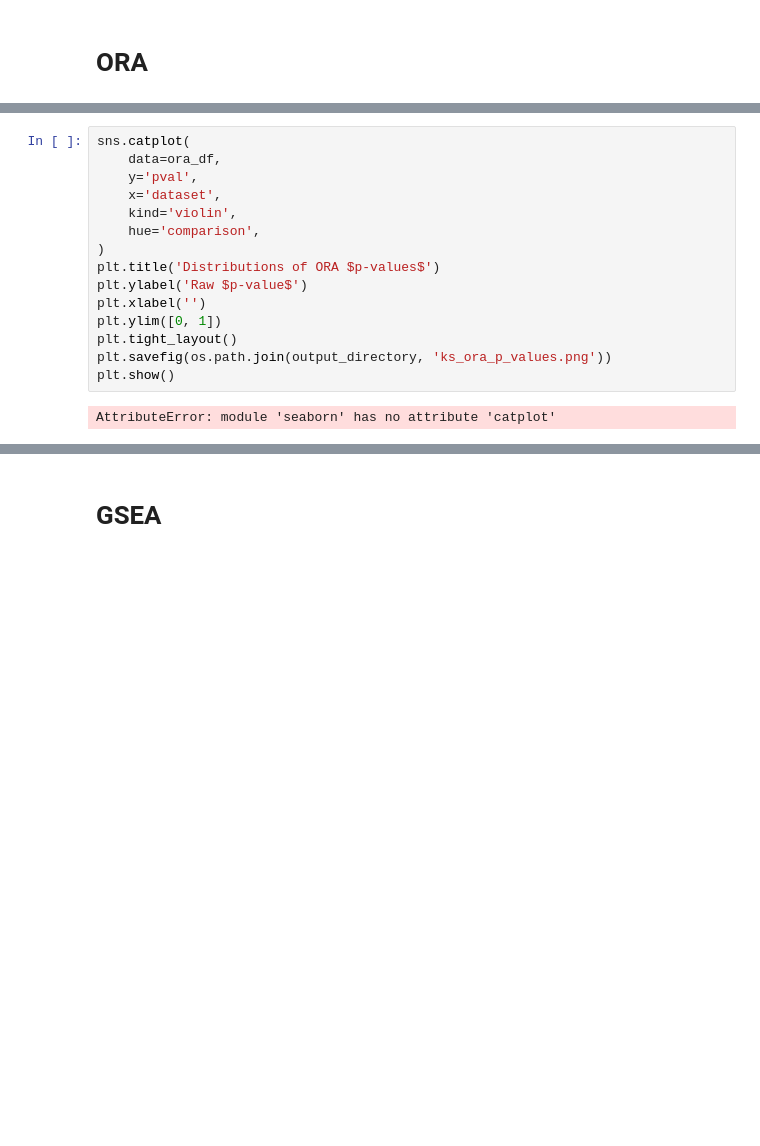
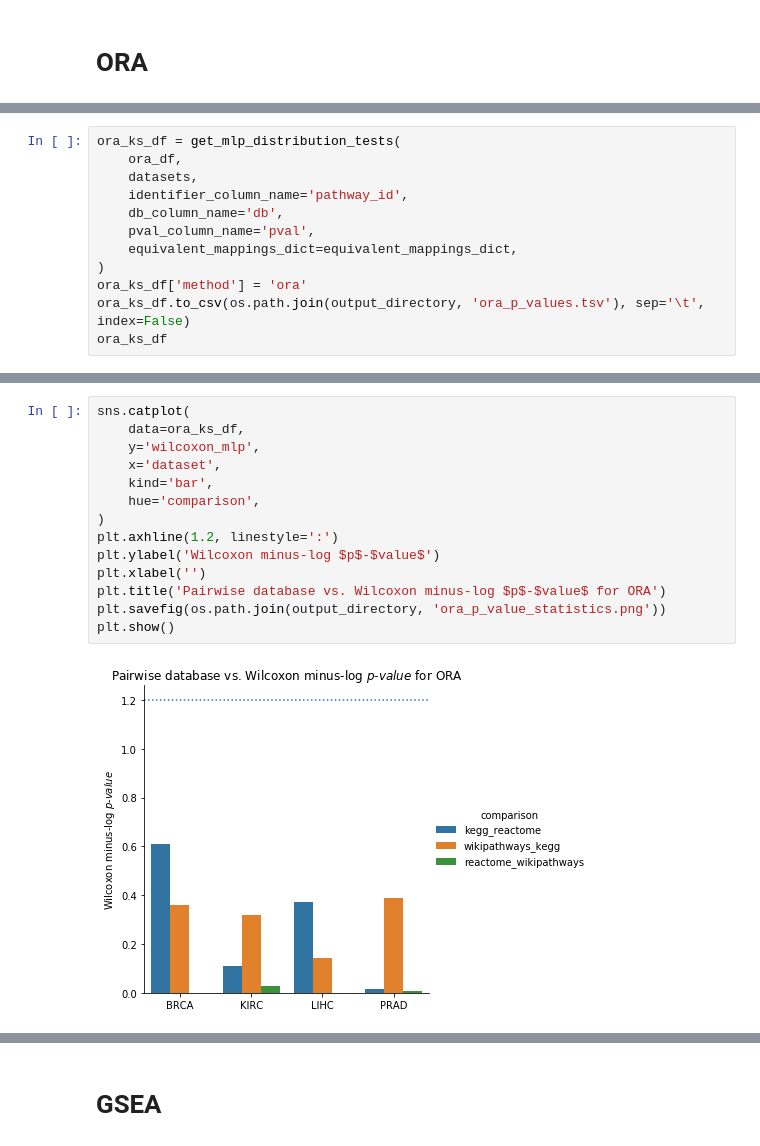
Before and after one commit to pathwayforte/results, a Jupyter notebook: notebooks/evaluation/Comparisons of P-Value Distributions of Pathway Analogs.ipynb, the cells around one changed output, grey strips where cells are left out. Saved outputs shown, nothing was run; the diff lists cells and outputs as text; blank space fills up the shorter version.

```diff
--- a/notebooks/evaluation/Comparisons of P-Value Distributions of Pathway Analogs.ipynb
+++ b/notebooks/evaluation/Comparisons of P-Value Distributions of Pathway Analogs.ipynb
@@ -98,0 +121,12 @@ ora_df.reset_index()
+# %%
+ora_ks_df = get_mlp_distribution_tests(
+    ora_df,
+    datasets,
+    identifier_column_name='pathway_id',
+    db_column_name='db',
+    pval_column_name='pval',
+    equivalent_mappings_dict=equivalent_mappings_dict,
+)
+ora_ks_df['method'] = 'ora'
+ora_ks_df.to_csv(os.path.join(output_directory, 'ora_p_values.tsv'), sep='\t', index=False)
+ora_ks_df
@@ -99,17 +147,16 @@ ora_df.reset_index()
 # %%
 sns.catplot(
-    data=ora_df,
-    y='pval',
+    data=ora_ks_df,
+    y='wilcoxon_mlp',
     x='dataset',
-    kind='violin',
+    kind='bar',
     hue='comparison',
 )
-plt.title('Distributions of ORA $p-values$')
-plt.ylabel('Raw $p-value$')
+plt.axhline(1.2, linestyle=':')
+plt.ylabel('Wilcoxon minus-log $p$-$value$')
 plt.xlabel('')
-plt.ylim([0, 1])
-plt.tight_layout()
-plt.savefig(os.path.join(output_directory, 'ks_ora_p_values.png'))
+plt.title('Pairwise database vs. Wilcoxon minus-log $p$-$value$ for ORA')
+plt.savefig(os.path.join(output_directory, 'ora_p_value_statistics.png'))
 plt.show()
 # %% [output]
-AttributeError: module 'seaborn' has no attribute 'catplot'
+[figure, added]
```
Also changed, not shown: parts of 38 cells of this notebook.
